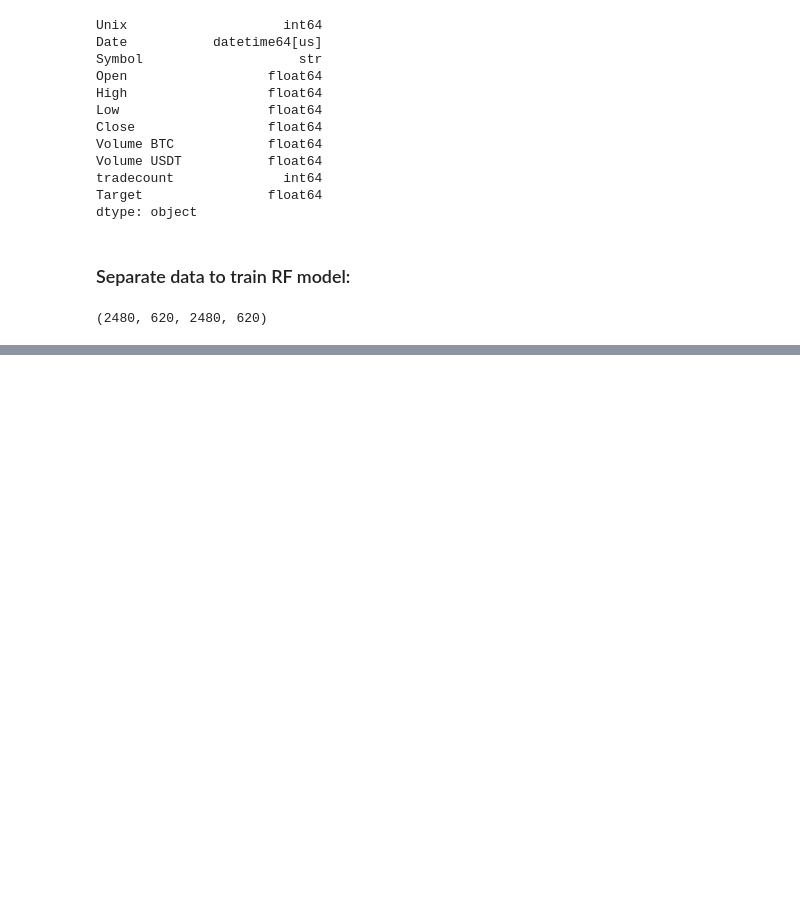
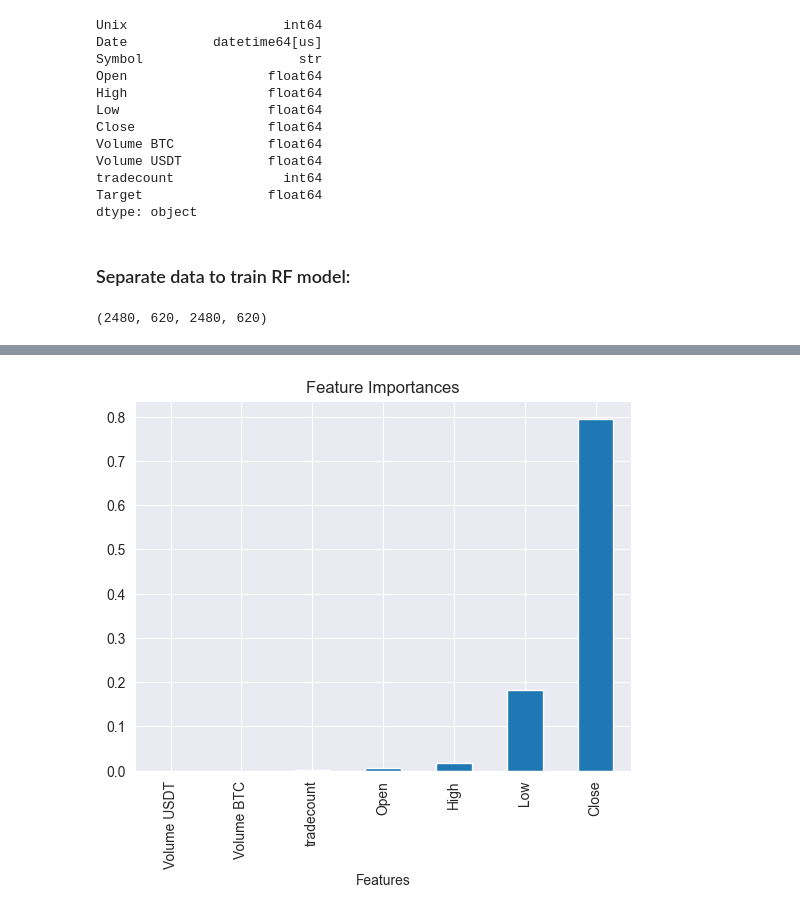
Before and after one commit to Artarazaz/BTC-predection-model, a Jupyter notebook: notebooks/data_preprocesing.ipynb, the cells around one changed output, grey strips where cells are left out. Saved outputs shown, nothing was run; the diff lists cells and outputs as text; code cells hidden in the pictures; blank space fills up the shorter version.

```diff
--- a/notebooks/data_preprocesing.ipynb
+++ b/notebooks/data_preprocesing.ipynb
@@ -147,0 +198,12 @@ len(x_train), len(x_test), len(y_train), len(y_test)
+# %%
+importances = model.feature_importances_
+features = ['Open', 'High', 'Low', 'Close', 'Volume BTC', 'Volume USDT', 'tradecount']
+feature_importance_df = pd.Series(importances, index=features).sort_values(ascending=True)
+
+plt.figure()
+feature_importance_df.plot(kind='bar')
+plt.xlabel('Features')
+plt.title('Feature Importances')
+plt.show()
+# %% [output]
+[figure, added]
```
Also changed, not shown: parts of 6 cells of this notebook.
